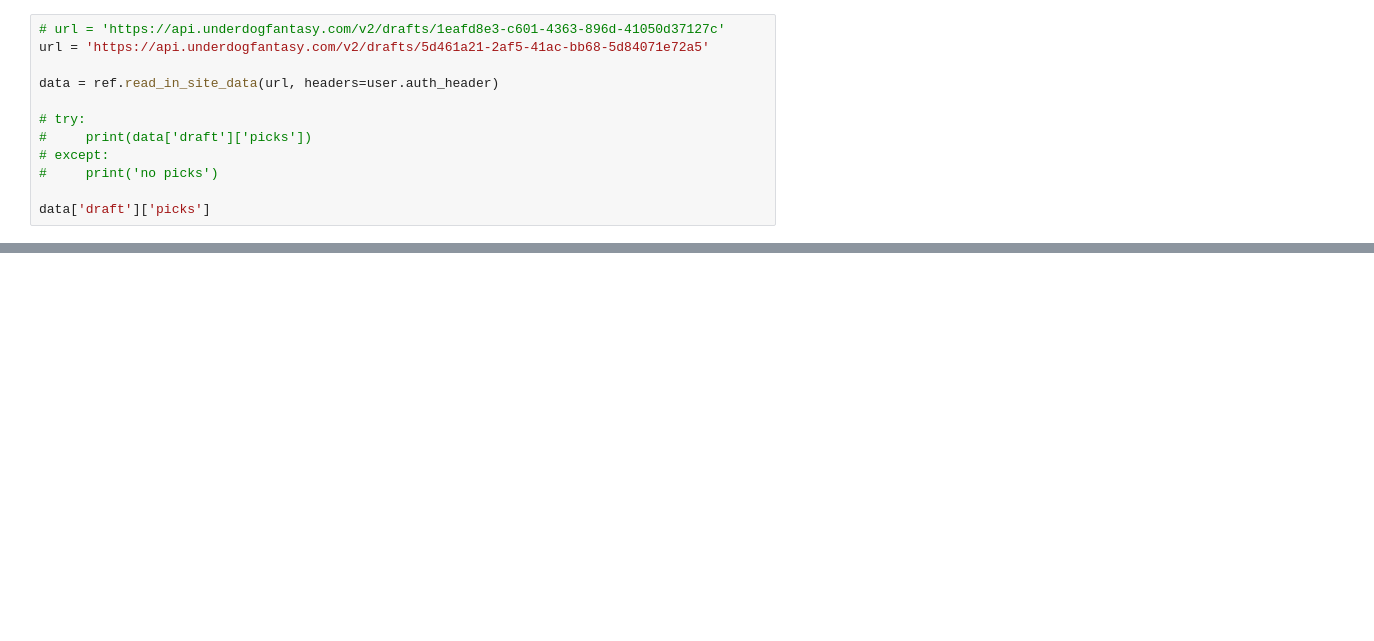
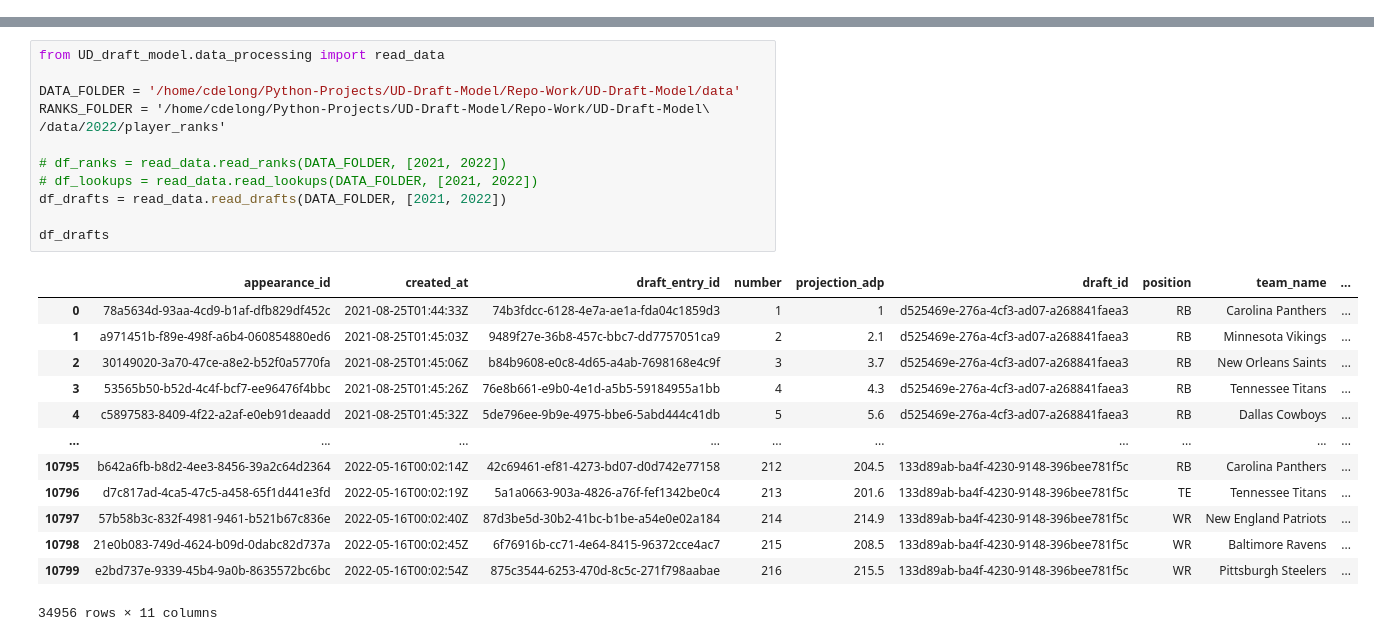
Before and after one commit to ConnorDeLong/Underdog-FF-Draft-Prediction, a Jupyter notebook: UD_draft_model/inference/test.ipynb, the cells around one changed output, grey strips where cells are left out. Cells and saved outputs as stored; diff of their text form; blank space fills up the shorter version.

```diff
--- a/UD_draft_model/inference/test.ipynb
+++ b/UD_draft_model/inference/test.ipynb
@@ -53,12 +32,0 @@ df
-# %%
-# url = 'https://api.underdogfantasy.com/v2/drafts/1eafd8e3-c601-4363-896d-41050d37127c'
-url = 'https://api.underdogfantasy.com/v2/drafts/5d461a21-2af5-41ac-bb68-5d84071e72a5'
-
-data = ref.read_in_site_data(url, headers=user.auth_header)
-
-# try:
-#     print(data['draft']['picks'])
-# except:
-#     print('no picks')
-
-data['draft']['picks']
@@ -120,0 +281,26 @@ WebDriverException: Message: chrome not reachable
+# %%
+from UD_draft_model.data_processing import read_data
+
+DATA_FOLDER = '/home/cdelong/Python-Projects/UD-Draft-Model/Repo-Work/UD-Draft-Model/data'
+RANKS_FOLDER = '/home/cdelong/Python-Projects/UD-Draft-Model/Repo-Work/UD-Draft-Model\
+/data/2022/player_ranks'
+
+# df_ranks = read_data.read_ranks(DATA_FOLDER, [2021, 2022])
+# df_lookups = read_data.read_lookups(DATA_FOLDER, [2021, 2022])
+df_drafts = read_data.read_drafts(DATA_FOLDER, [2021, 2022])
+
+df_drafts
+# %% [output]
+|  | appearance_id | created_at | draft_entry_id | number | projection_adp | draft_id | position | team_name | ... |
+| 0 | 78a5634d-93aa-4cd9-b1af-dfb829df452c | 2021-08-25T01:44:33Z | 74b3fdcc-6128-4e7a-ae1a-fda04c1859d3 | 1 | 1 | d525469e-276a-4cf3-ad07-a268841faea3 | RB | Carolina Panthers | ... |
+| 1 | a971451b-f89e-498f-a6b4-060854880ed6 | 2021-08-25T01:45:03Z | 9489f27e-36b8-457c-bbc7-dd7757051ca9 | 2 | 2.1 | d525469e-276a-4cf3-ad07-a268841faea3 | RB | Minnesota Vikings | ... |
+| 2 | 30149020-3a70-47ce-a8e2-b52f0a5770fa | 2021-08-25T01:45:06Z | b84b9608-e0c8-4d65-a4ab-7698168e4c9f | 3 | 3.7 | d525469e-276a-4cf3-ad07-a268841faea3 | RB | New Orleans Saints | ... |
+| 3 | 53565b50-b52d-4c4f-bcf7-ee96476f4bbc | 2021-08-25T01:45:26Z | 76e8b661-e9b0-4e1d-a5b5-59184955a1bb | 4 | 4.3 | d525469e-276a-4cf3-ad07-a268841faea3 | RB | Tennessee Titans | ... |
+| 4 | c5897583-8409-4f22-a2af-e0eb91deaadd | 2021-08-25T01:45:32Z | 5de796ee-9b9e-4975-bbe6-5abd444c41db | 5 | 5.6 | d525469e-276a-4cf3-ad07-a268841faea3 | RB | Dallas Cowboys | ... |
+| ... | ... | ... | ... | ... | ... | ... | ... | ... | ... |
+| 10795 | b642a6fb-b8d2-4ee3-8456-39a2c64d2364 | 2022-05-16T00:02:14Z | 42c69461-ef81-4273-bd07-d0d742e77158 | 212 | 204.5 | 133d89ab-ba4f-4230-9148-396bee781f5c | RB | Carolina Panthers | ... |
+| 10796 | d7c817ad-4ca5-47c5-a458-65f1d441e3fd | 2022-05-16T00:02:19Z | 5a1a0663-903a-4826-a76f-fef1342be0c4 | 213 | 201.6 | 133d89ab-ba4f-4230-9148-396bee781f5c | TE | Tennessee Titans | ... |
+| 10797 | 57b58b3c-832f-4981-9461-b521b67c836e | 2022-05-16T00:02:40Z | 87d3be5d-30b2-41bc-b1be-a54e0e02a184 | 214 | 214.9 | 133d89ab-ba4f-4230-9148-396bee781f5c | WR | New England Patriots | ... |
+| 10798 | 21e0b083-749d-4624-b09d-0dabc82d737a | 2022-05-16T00:02:45Z | 6f76916b-cc71-4e64-8415-96372cce4ac7 | 215 | 208.5 | 133d89ab-ba4f-4230-9148-396bee781f5c | WR | Baltimore Ravens | ... |
+| 10799 | e2bd737e-9339-45b4-9a0b-8635572bc6bc | 2022-05-16T00:02:54Z | 875c3544-6253-470d-8c5c-271f798aabae | 216 | 215.5 | 133d89ab-ba4f-4230-9148-396bee781f5c | WR | Pittsburgh Steelers | ... |
+34956 rows × 11 columns
```
Also changed, not shown: parts of 16 cells of this notebook, 7 other files.
